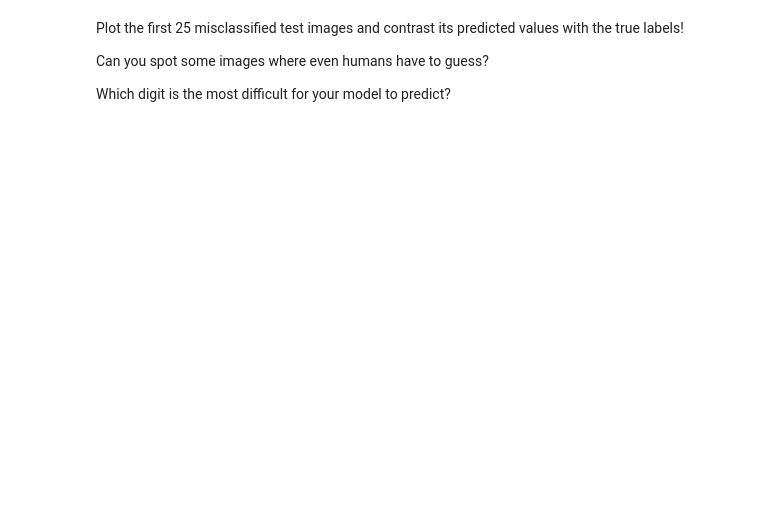
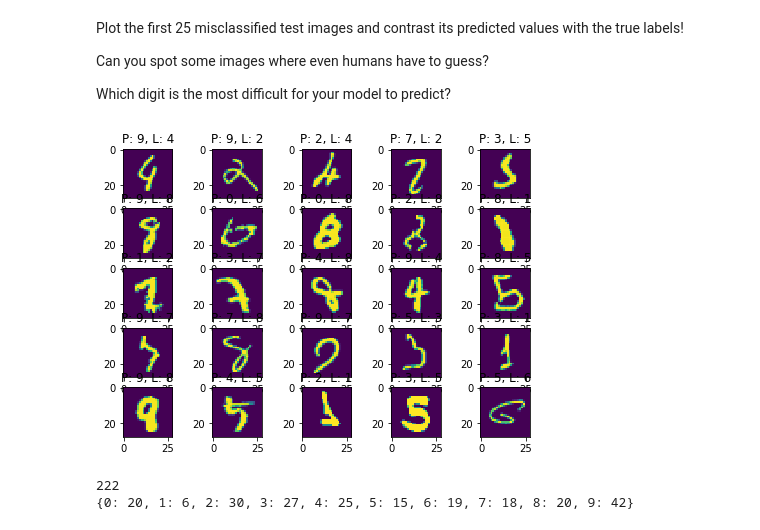
Before and after one commit to mbpictures/ai-lab, a Jupyter notebook: cv/notebooks/cv_1_mnist_mlp.ipynb, the cells around one changed output. Cells and saved outputs as stored; diff of their text form; code cells hidden in the pictures; blank space fills up the shorter version.

```diff
--- a/cv/notebooks/cv_1_mnist_mlp.ipynb
+++ b/cv/notebooks/cv_1_mnist_mlp.ipynb
@@ -133,4 +131,18 @@ mlp = tf.keras.models.Sequential([
+# %%
+mlp = tf.keras.models.Sequential([
+    tf.keras.layers.Dense(128, activation='relu'),
+    tf.keras.layers.Dense(10),
+    tf.keras.layers.Softmax()
+])
 # %% [markdown]
 Define hyperparameters, cost function (loss) and optimizer!
+# %%
+eta = 0.001
+optimizer = tf.keras.optimizers.Adam(eta)
+loss = tf.keras.losses.CategoricalCrossentropy()
+epochs=20
 # %% [markdown]
 Compile the model and train it on the training set!
+# %%
+mlp.compile(optimizer=optimizer, loss=loss, metrics=[tf.keras.metrics.CategoricalAccuracy(), tf.keras.metrics.CategoricalCrossentropy()])
+mlp.fit(x=x_train_normalized, y=y_train_one_hot, epochs=epochs)
@@ -160,0 +185,32 @@ Which digit is the most difficult for your model to predict?
+# %%
+# Make predictions
+predictions = mlp.predict(x_test_normalized)
+
+# Convert predictions and test labels back to categorical
+prediction_categorical_labels = np.array([np.argmax(prediction) for prediction in predictions])
+# categorical test labels: y_test
+
+# Find all misclassified test images
+wrong_classified_indices = [i for i,v in enumerate(prediction_categorical_labels) if prediction_categorical_labels[i] != y_test[i]]
+wrong_classified_classes = [v for i,v in enumerate(prediction_categorical_labels) if prediction_categorical_labels[i] != y_test[i]]
+# %%
+# Plot/Print the findings
+f = plt.figure()
+for i,v in enumerate(wrong_classified_indices[:25]):
+    subplot = f.add_subplot(5, 5, i + 1)
+    subplot.set_title(f"P: {prediction_categorical_labels[v]}, L: {y_test[v]}")
+    plt.imshow(x_test[v])
+
+plt.subplots_adjust(left=1, right=2, top=7, bottom=6)
+plt.show(block=True)
+# %% [output]
+[figure, added]
+# %%
+# Count the misclassified images
+print(len(wrong_classified_indices))
+
+class_names, counts = np.unique(wrong_classified_classes, return_counts=True)
+print(dict(zip(class_names, counts)))
+# %% [output]
+222
+{0: 20, 1: 6, 2: 30, 3: 27, 4: 25, 5: 15, 6: 19, 7: 18, 8: 20, 9: 42}
```
Also changed, not shown: parts of 8 cells of this notebook.
